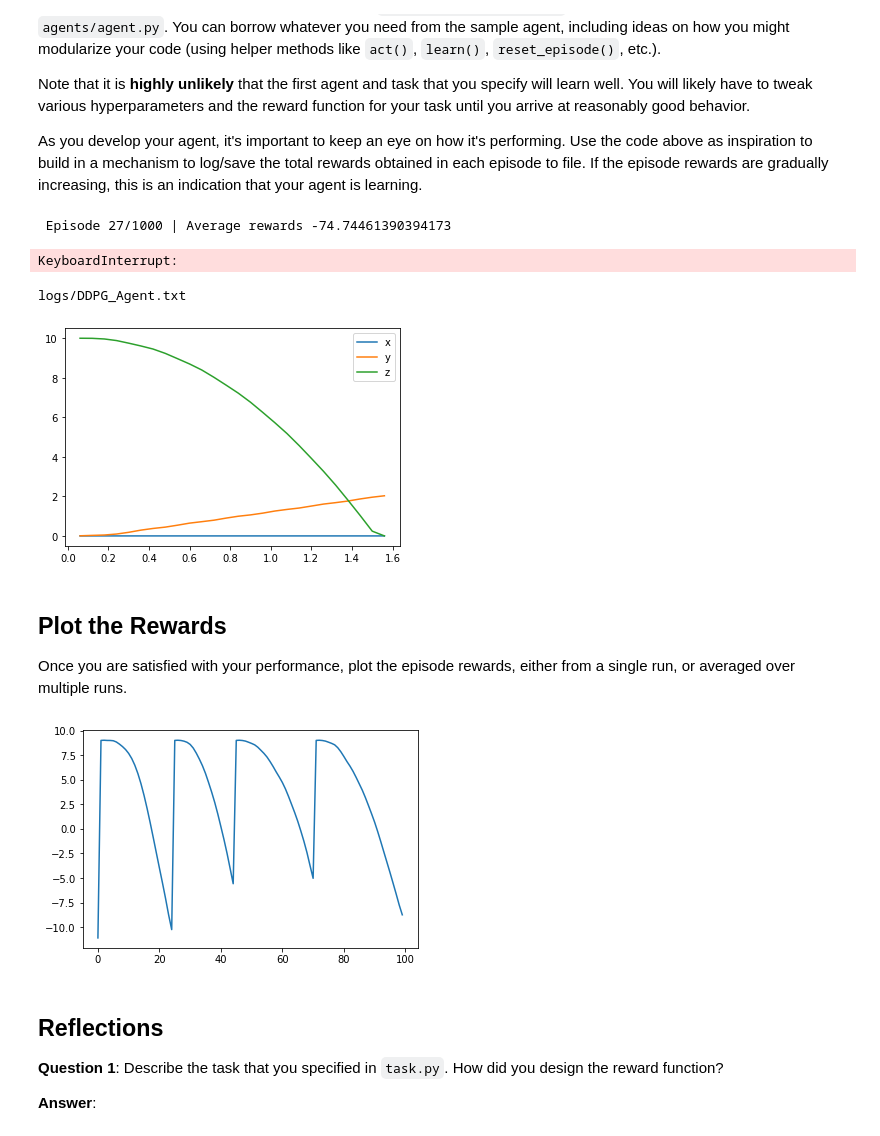
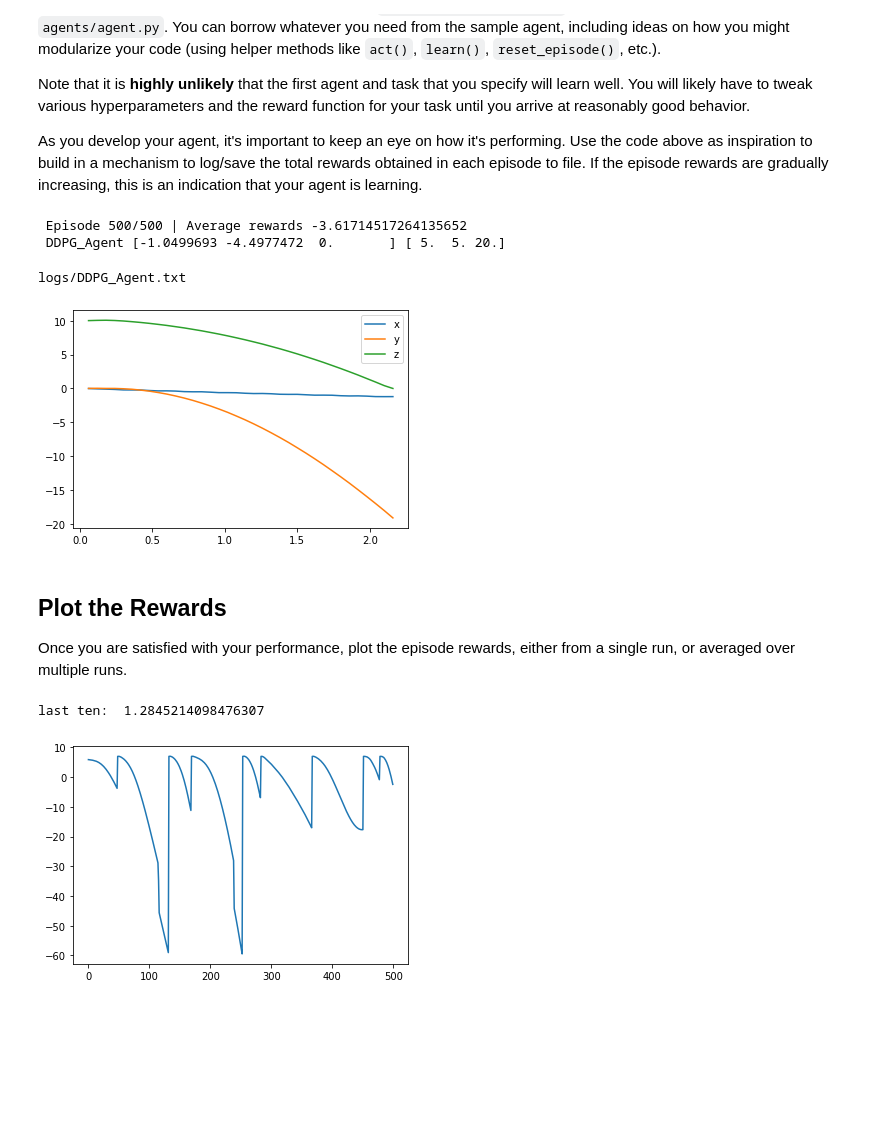
Before and after one commit to crodriguez1a/RL-Quadcopter-2, a Jupyter notebook: Quadcopter_Project.ipynb, the cells around one changed output. Saved outputs shown, nothing was run; the diff lists cells and outputs as text; code cells hidden in the pictures; blank space fills up the shorter version.

```diff
--- a/Quadcopter_Project.ipynb
+++ b/Quadcopter_Project.ipynb
@@ -247,13 +247,13 @@ from agents import DDPG_Agent, PolicySearch_Agent
 from test_train import train
 from task import Task
 
-num_episodes = 1000 #1000
+num_episodes = 500 #1000
 
 setup = {
     "init_pose": np.array([0., 0., 10., 0., 0., 0.]),
     "init_velocities": np.array([0., 0., 0.]),
     "init_angle_velocities": np.array([0., 0., 0.]),
-    "target_pos": np.array([5., 10., 50.]),
+    "target_pos": np.array([5., 5., 20.]),
     "runtime": 5.
 }
 
@@ -264,8 +264,8 @@ ps_agent:PolicySearch_Agent = PolicySearch_Agent(my_task)
 train(ddpg_agent, my_task, num_episodes)
 # train(ps_agent, my_task, num_episodes)
 # %% [output]
- Episode 27/1000 | Average rewards -74.74461390394173
+ Episode 500/500 | Average rewards -3.61714517264135652
+ DDPG_Agent [-1.0499693 -4.4977472  0.       ] [ 5.  5. 20.]
-KeyboardInterrupt:
 # %%
 # Simulate
 chosen_agent = ddpg_agent
@@ -283,7 +283,7 @@ plt.plot(my_results['time'], my_results['z'], label='z')
 plt.legend()
 _ = plt.ylim()
 # %% [output]
-[figure, old version]
+[figure, new version]
 # %% [markdown]
 ## Plot the Rewards
 
@@ -291,20 +291,18 @@ Once you are satisfied with your performance, plot the episode rewards, either f
 # %%
 ## Plot the rewards.
 
 import matplotlib.pyplot as plt
 import numpy as np
 
-rewards:list = [i.reward for i in ddpg_agent.memory.memory][-100:]
-x = np.array(range(len(rewards)))
-y = rewards
+agent_rewards = [i.reward for i in ddpg_agent.memory.memory]
+run_rewards:list = [i.reward for i in ddpg_agent.memory.memory][-500:]
+x = np.array(range(len(run_rewards)))
+y = run_rewards
+
+print('last ten: ', np.mean(agent_rewards[-10:]))
 
 plt.plot(x,y)
 plt.show()
 # %% [output]
+last ten:  1.2845214098476307
-[figure, old version]
+[figure, new version]
-# %% [markdown]
-## Reflections
-
-**Question 1**: Describe the task that you specified in `task.py`.  How did you design the reward function?
-
-**Answer**:
```
Also changed, not shown: parts of 12 cells of this notebook, 6 other files.
